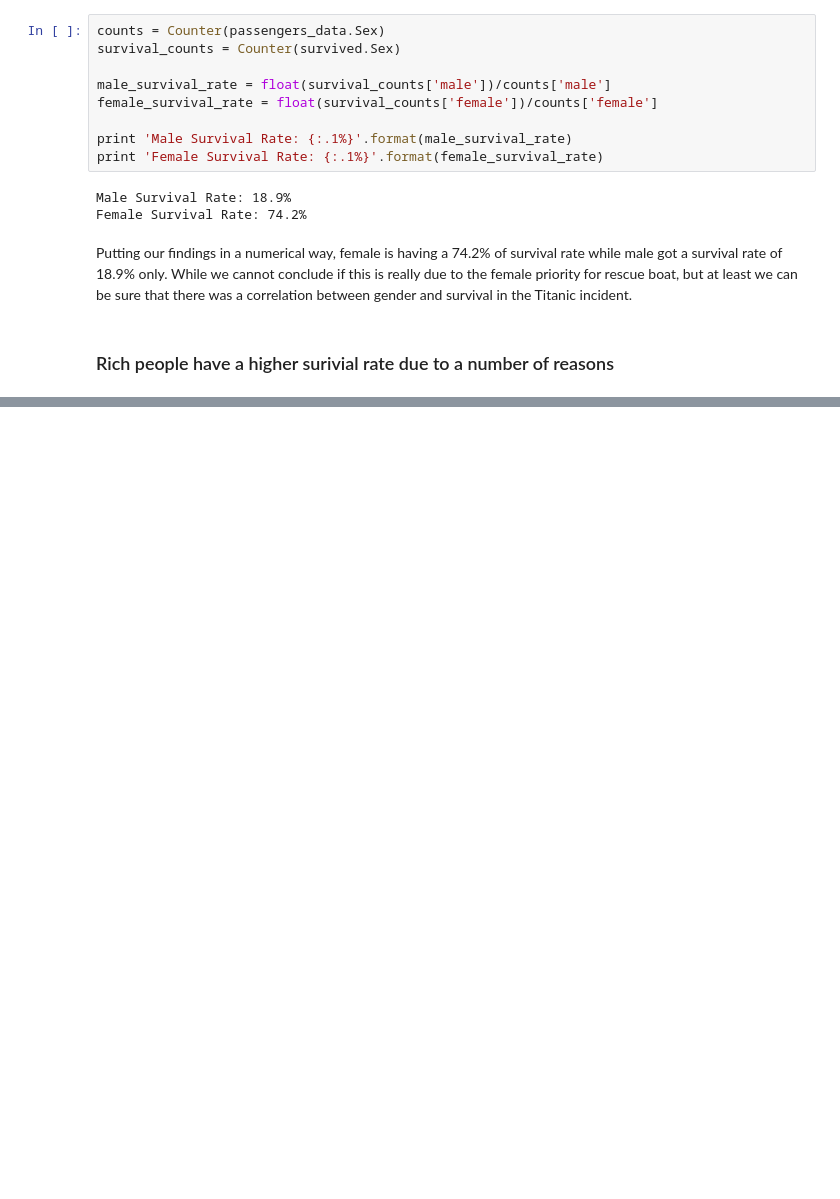
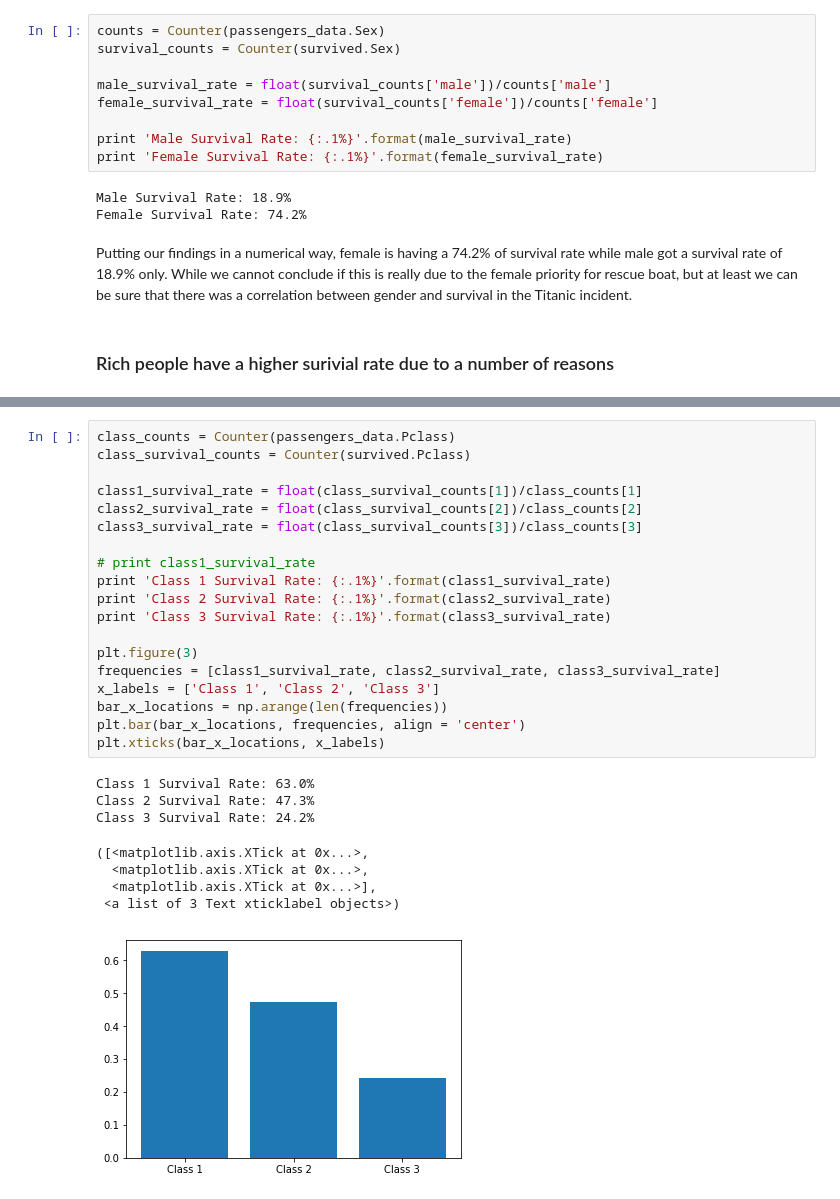
Before and after one commit to darrenchiu/udacity-data-analyst-nanodegree, a Jupyter notebook: P1-Investigate_a_Dataset/Investigate_a_Dataset_Titanic.ipynb, the cells around one changed output, grey strips where cells are left out. Cells and saved outputs as stored; diff of their text form; blank space fills up the shorter version.

```diff
--- a/P1-Investigate_a_Dataset/Investigate_a_Dataset_Titanic.ipynb
+++ b/P1-Investigate_a_Dataset/Investigate_a_Dataset_Titanic.ipynb
@@ -193,0 +200,28 @@ passengers_data.groupby('Survived').mean()
+# %%
+class_counts = Counter(passengers_data.Pclass)
+class_survival_counts = Counter(survived.Pclass)
+
+class1_survival_rate = float(class_survival_counts[1])/class_counts[1]
+class2_survival_rate = float(class_survival_counts[2])/class_counts[2]
+class3_survival_rate = float(class_survival_counts[3])/class_counts[3]
+
+# print class1_survival_rate
+print 'Class 1 Survival Rate: {:.1%}'.format(class1_survival_rate)
+print 'Class 2 Survival Rate: {:.1%}'.format(class2_survival_rate)
+print 'Class 3 Survival Rate: {:.1%}'.format(class3_survival_rate)
+
+plt.figure(3)
+frequencies = [class1_survival_rate, class2_survival_rate, class3_survival_rate]
+x_labels = ['Class 1', 'Class 2', 'Class 3']
+bar_x_locations = np.arange(len(frequencies))
+plt.bar(bar_x_locations, frequencies, align = 'center')
+plt.xticks(bar_x_locations, x_labels)
+# %% [output]
+Class 1 Survival Rate: 63.0%
+Class 2 Survival Rate: 47.3%
+Class 3 Survival Rate: 24.2%
+([<matplotlib.axis.XTick at 0x...>,
+  <matplotlib.axis.XTick at 0x...>,
+  <matplotlib.axis.XTick at 0x...>],
+ <a list of 3 Text xticklabel objects>)
+[figure, added]
```
Also changed, not shown: parts of 19 cells of this notebook.
